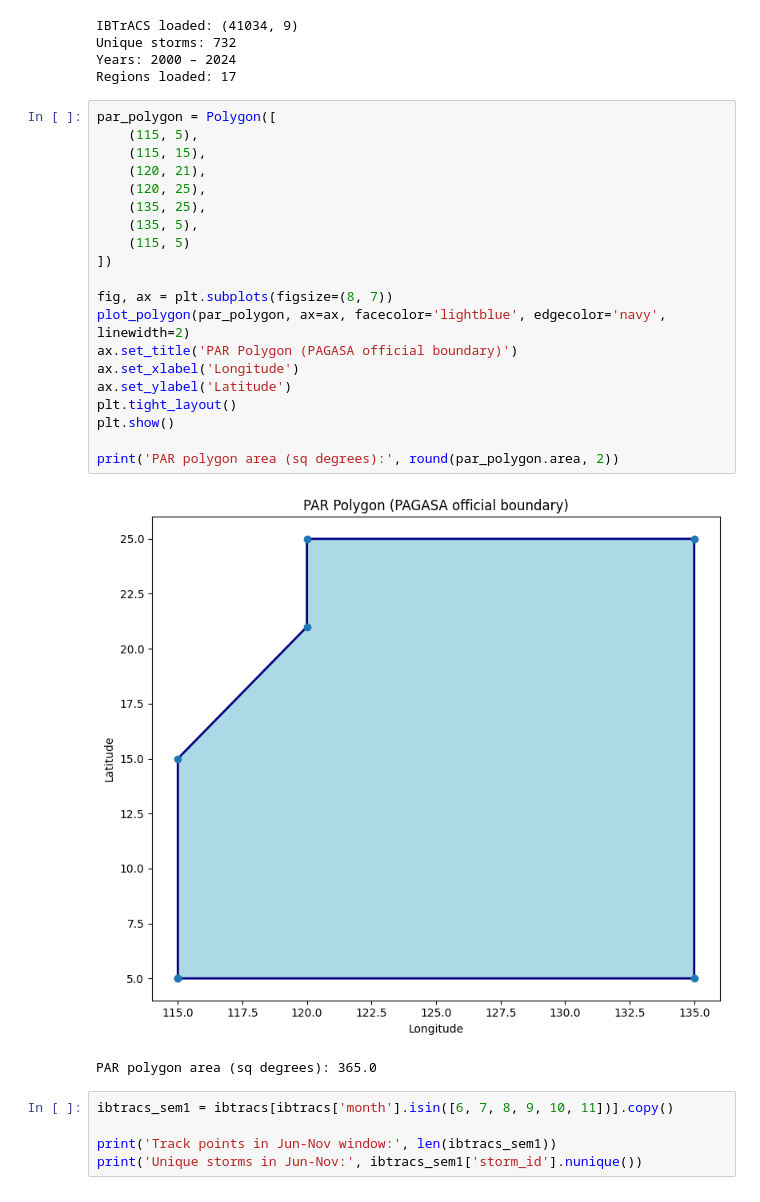
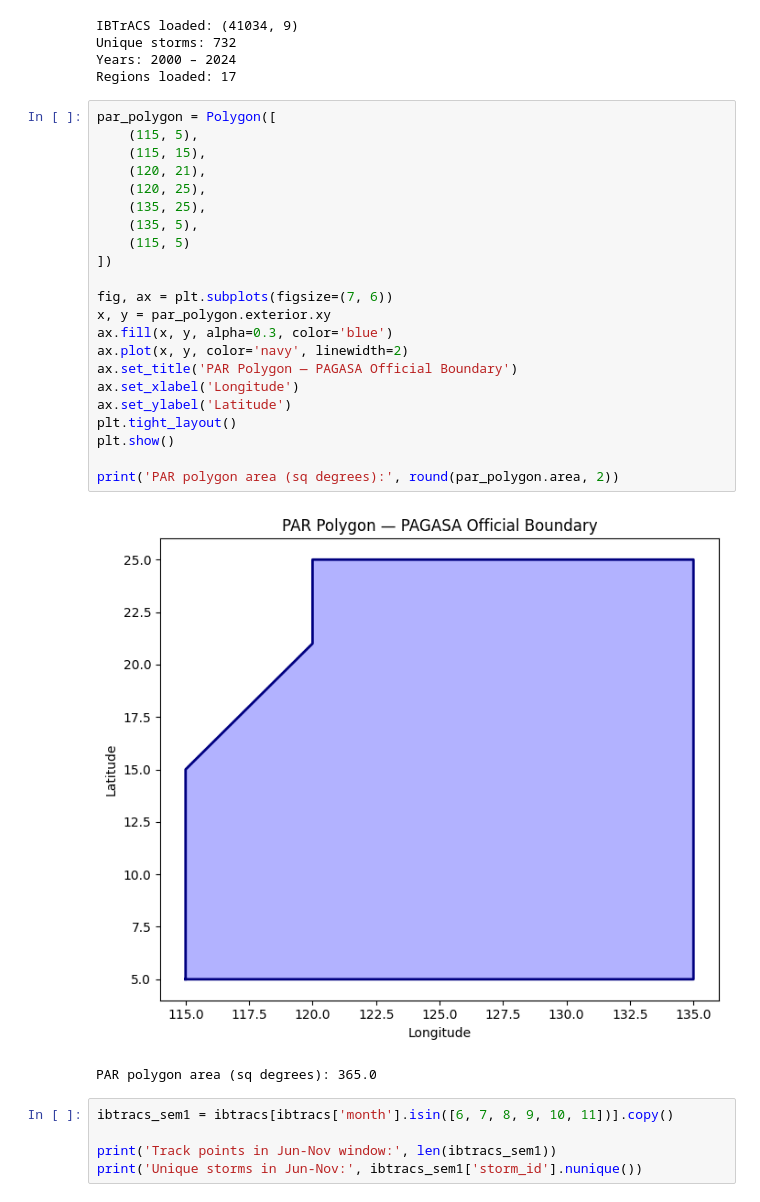
Before and after one commit to SamHuertas/Monte-Carlo-Simulation-of-Academic-Risk-Under-Typhoon-Disruptions, a Jupyter notebook: notebook/02_data_processing.ipynb, the cells around one changed output. Drawn from its saved outputs; the diff is of its cells as text.

```diff
--- a/notebook/02_data_processing.ipynb
+++ b/notebook/02_data_processing.ipynb
@@ -27,25 +27,27 @@ Regions loaded: 17
 # %%
 par_polygon = Polygon([
     (115, 5),
     (115, 15),
     (120, 21),
     (120, 25),
     (135, 25),
     (135, 5),
     (115, 5)
 ])
 
-fig, ax = plt.subplots(figsize=(8, 7))
-plot_polygon(par_polygon, ax=ax, facecolor='lightblue', edgecolor='navy', linewidth=2)
-ax.set_title('PAR Polygon (PAGASA official boundary)')
+fig, ax = plt.subplots(figsize=(7, 6))
+x, y = par_polygon.exterior.xy
+ax.fill(x, y, alpha=0.3, color='blue')
+ax.plot(x, y, color='navy', linewidth=2)
+ax.set_title('PAR Polygon — PAGASA Official Boundary')
 ax.set_xlabel('Longitude')
 ax.set_ylabel('Latitude')
 plt.tight_layout()
 plt.show()
 
 print('PAR polygon area (sq degrees):', round(par_polygon.area, 2))
 # %% [output]
-[figure, old version]
+[figure, new version]
 PAR polygon area (sq degrees): 365.0
 # %%
 ibtracs_sem1 = ibtracs[ibtracs['month'].isin([6, 7, 8, 9, 10, 11])].copy()
```
Also changed, not shown: parts of 2 cells of this notebook, 1 other file.
